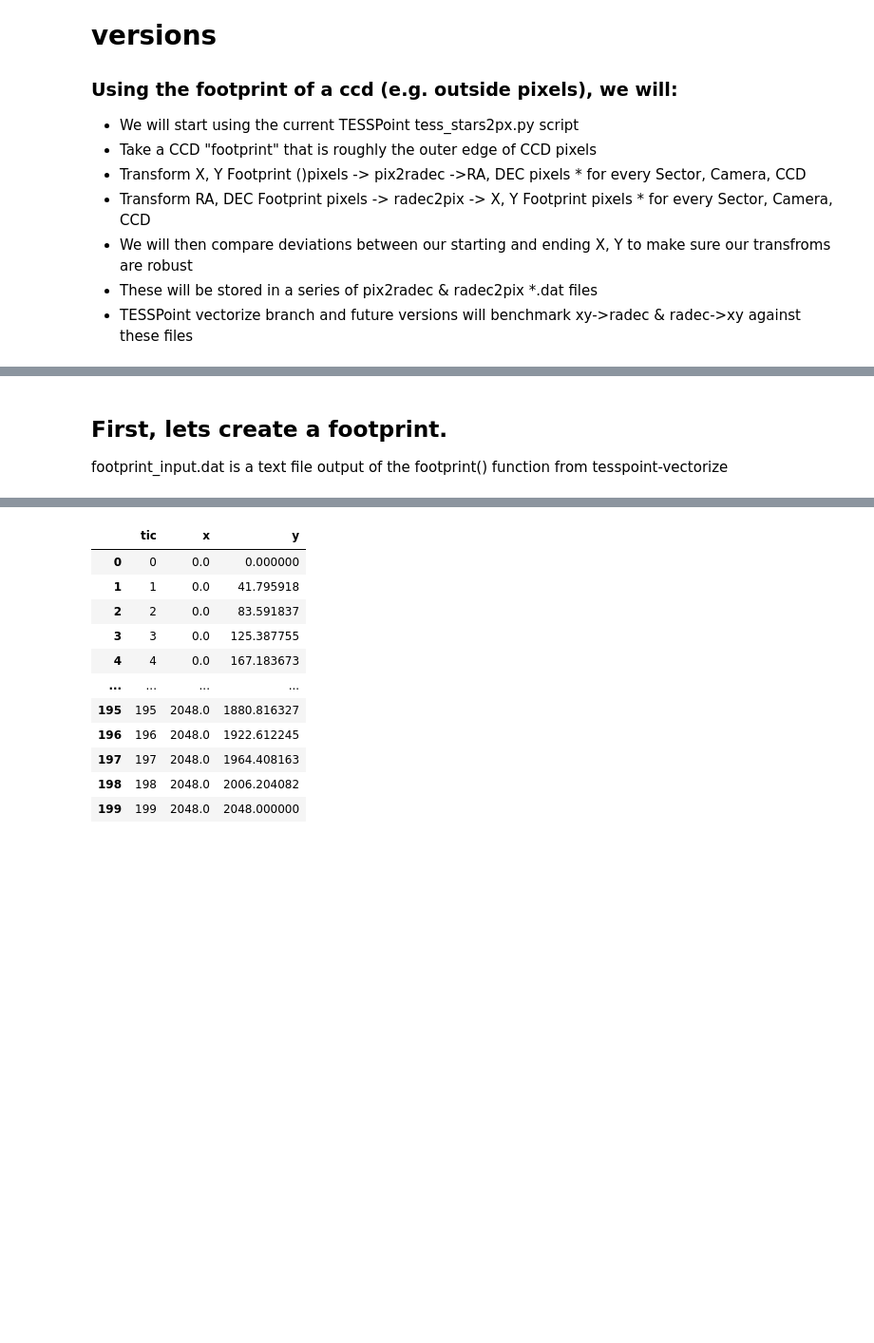
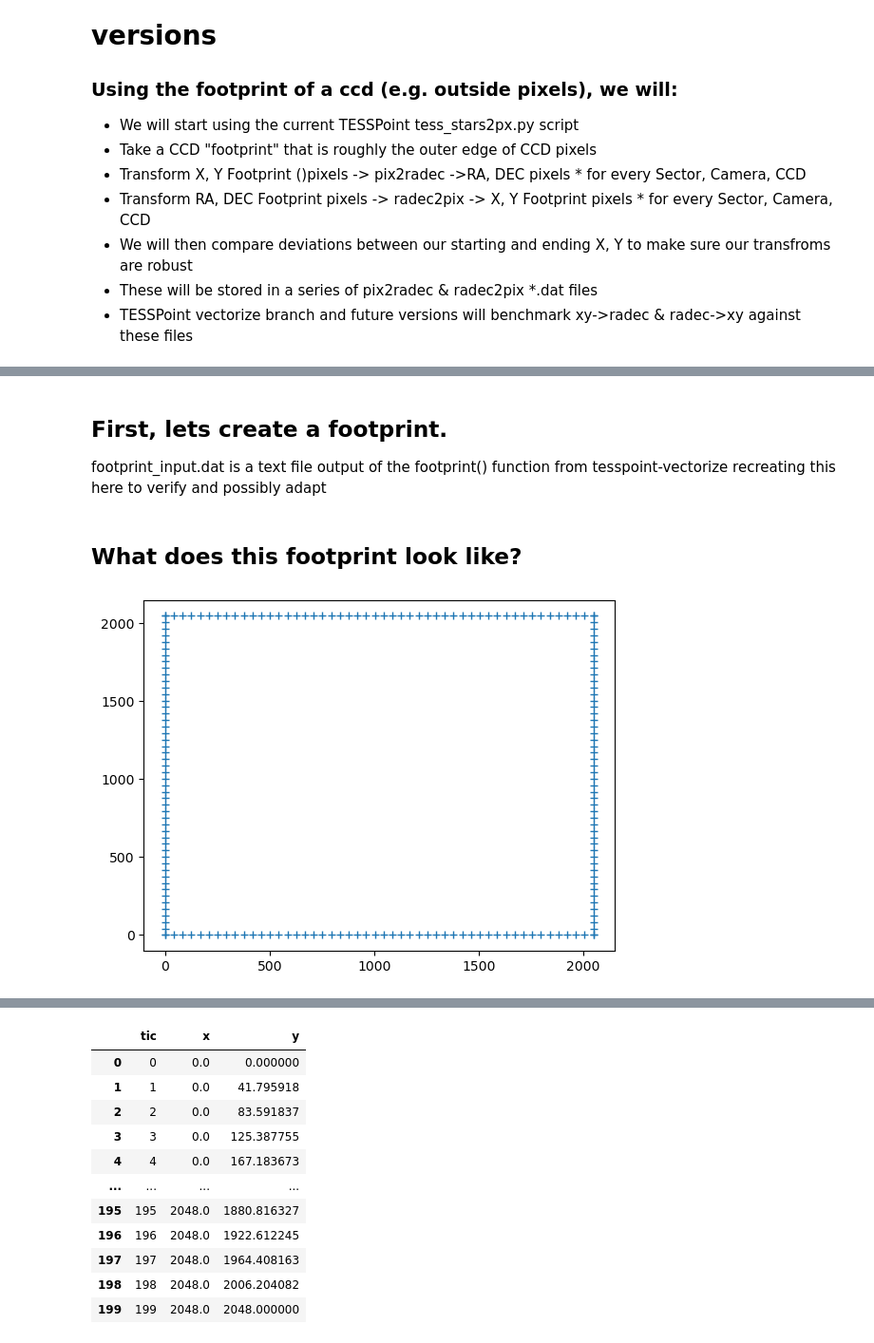
Before and after one commit to tylerapritchard/TESSPoint_CreateTestFiles, a Jupyter notebook: TESSPoint_CreateTestFiles.ipynb, the cells around one changed output, grey strips where cells are left out. Shown: that part at 95% size. Saved outputs shown, nothing was run; the diff lists cells and outputs as text; code cells hidden in the pictures; blank space fills up the shorter version.

```diff
--- a/TESSPoint_CreateTestFiles.ipynb
+++ b/TESSPoint_CreateTestFiles.ipynb
@@ -19,3 +24,36 @@ from itertools import product
 # %% [markdown]
 ## First, lets create a footprint.
 footprint_input.dat is a text file output of the footprint() function from tesspoint-vectorize
+recreating this here to verify and possibly adapt
+# %%
+def footprint(npoints=50):
+    """Gets the column and row points for CCD edges"""
+    column = np.hstack(
+        [
+            np.zeros(npoints),
+            np.linspace(0, 2048, npoints),
+            np.linspace(0, 2048, npoints),
+            np.ones(npoints) * 2048,
+        ]
+    )
+    row = np.hstack(
+        [
+            np.linspace(0, 2048, npoints),
+            np.zeros(npoints),
+            np.ones(npoints) * 2048,
+            np.linspace(0, 2048, npoints),
+        ]
+    )
+    return np.vstack([column, row]).T
+# %% [markdown]
+## What does this footprint look like?
+# %%
+xy = footprint()
+plt.plot(xy[:,0],xy[:,1],linestyle='None',marker='+')
+
+Sector=1
+Camera=0
+CCD=0
+pixfile="testfiles/TEST_radec2pix_Sec{:02d}_Cam{}_CCD{}_stars2px.dat".format(Sector,Camera,CCD)
+# %% [output]
+[figure, added]
```
Also changed, not shown: parts of 16 cells of this notebook, 1 other file.
